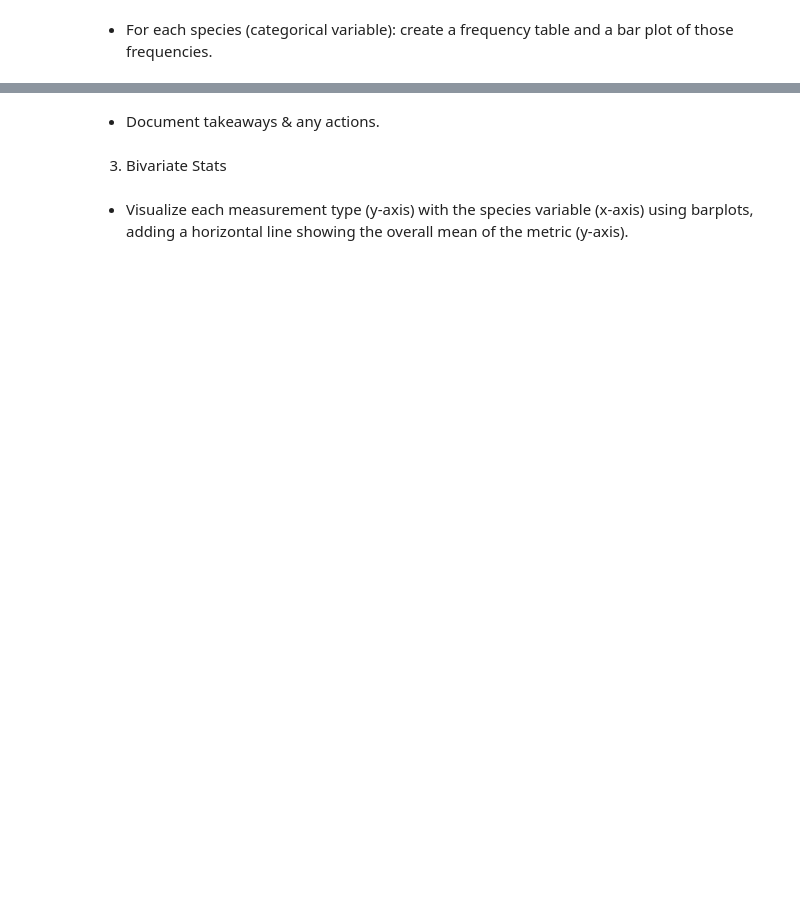
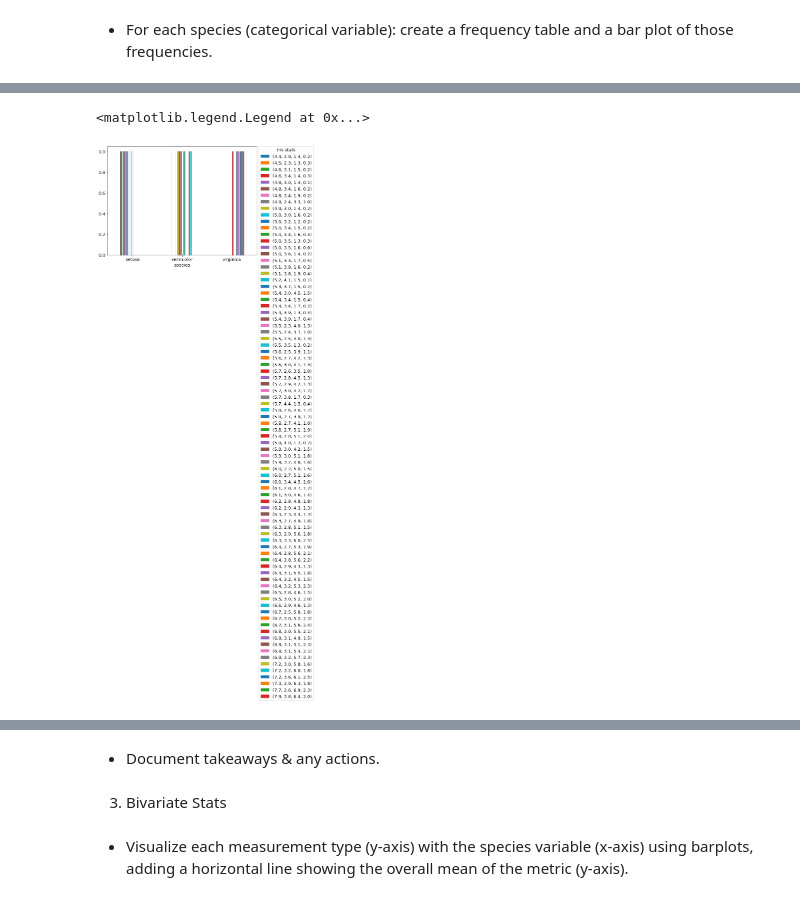
Before and after one commit to Jason-R-Turner/classification-exercises, a Jupyter notebook: classification_exercises.ipynb, the cells around one changed output, grey strips where cells are left out. Cells and saved outputs as stored; diff of their text form; code cells hidden in the pictures; blank space fills up the shorter version.

```diff
--- a/classification_exercises.ipynb
+++ b/classification_exercises.ipynb
@@ -1051,0 +1076,3 @@ iris_freq = pd.crosstab(index=iris_df['species_id'], columns='species_name')
+# %%
+freq_train = pd.crosstab(index=train['species'], columns=[train.sepal_length, train.sepal_width, train.petal_length, train.petal_width])
+freq_train
@@ -1052,2 +1089,8 @@ iris_freq = pd.crosstab(index=iris_df['species_id'], columns='species_name')
 # %%
-sns.barplot(x='species_name', y='species_id', data=iris_df)
+# Bar ploting
+a = freq_train.plot(kind='bar', rot=0)
+a.legend(title='Iris stats', bbox_to_anchor=(1, 1.02),
+         loc='upper left')
+# %% [output]
+<matplotlib.legend.Legend at 0x...>
+[figure, added]
```
Also changed, not shown: parts of 36 cells of this notebook, 1 other file.
